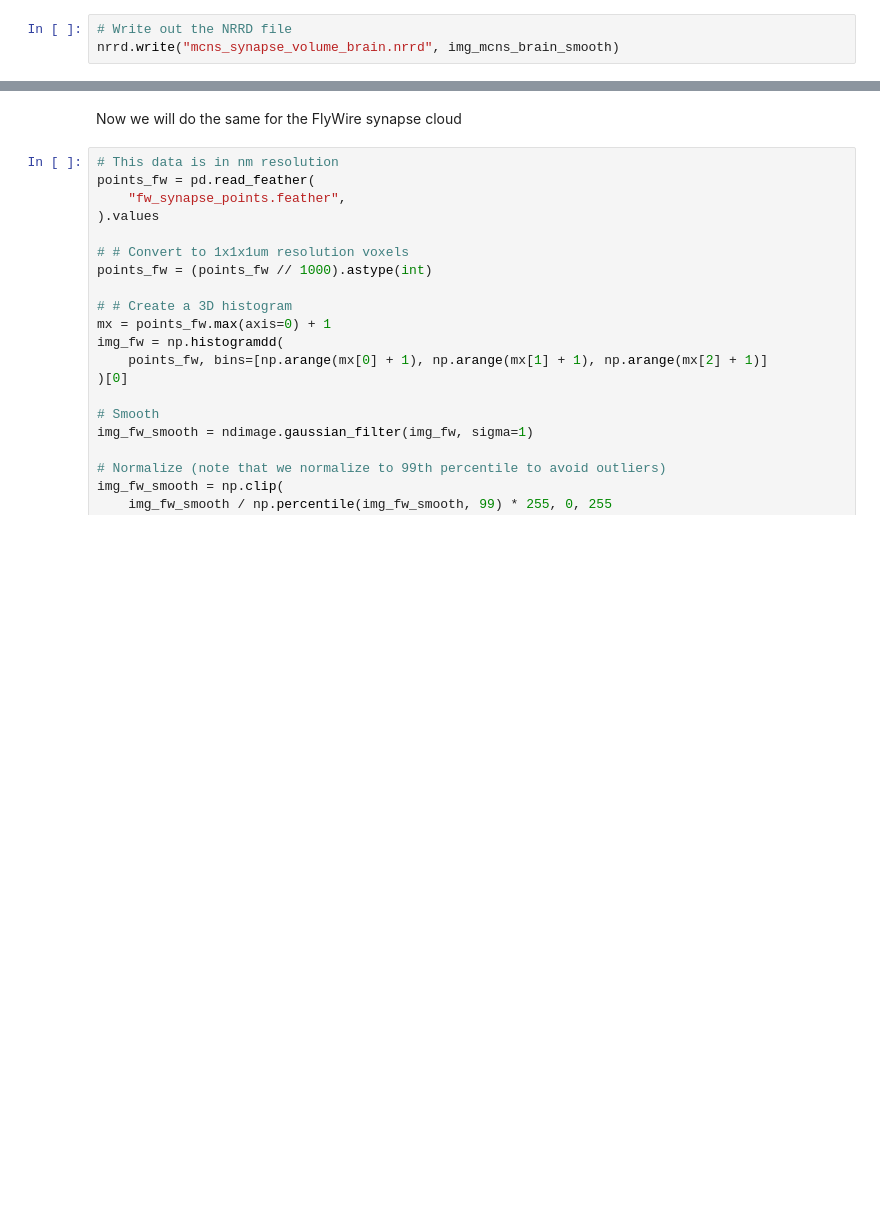
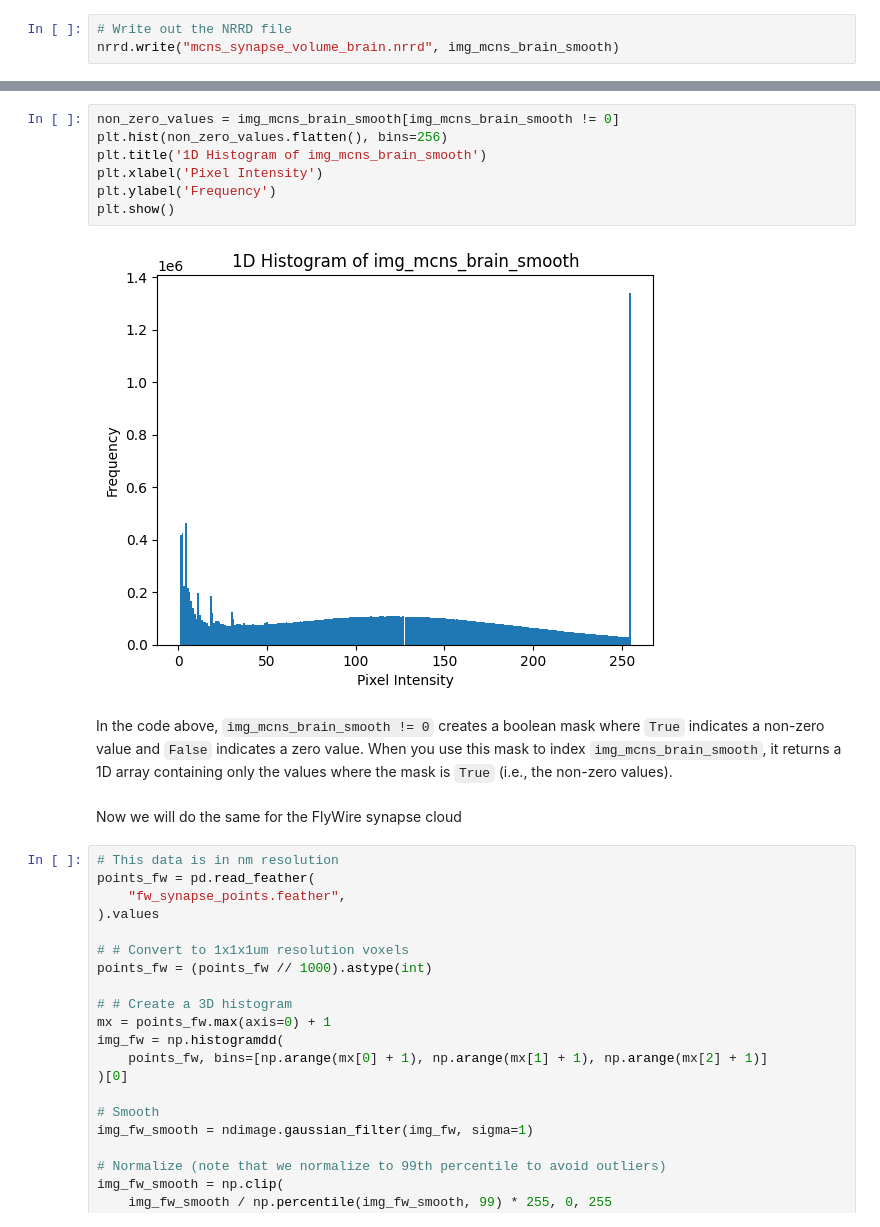
Before and after one commit to flyconnectome/imagereg_workshop, a Jupyter notebook: notebooks/generate_image_volumes.ipynb, the cells around one changed output, grey strips where cells are left out. Cells and saved outputs as stored; diff of their text form; blank space fills up the shorter version.

```diff
--- a/notebooks/generate_image_volumes.ipynb
+++ b/notebooks/generate_image_volumes.ipynb
@@ -68,3 +129,14 @@ nrrd.write("mcns_synapse_volume_brain.nrrd", img_mcns_brain_smooth)
+# %%
+non_zero_values = img_mcns_brain_smooth[img_mcns_brain_smooth != 0]
+plt.hist(non_zero_values.flatten(), bins=256)
+plt.title('1D Histogram of img_mcns_brain_smooth')
+plt.xlabel('Pixel Intensity')
+plt.ylabel('Frequency')
+plt.show()
+# %% [output]
+[figure, added]
+# %% [markdown]
+In the code above, `img_mcns_brain_smooth != 0` creates a boolean mask where `True` indicates a non-zero value and `False` indicates a zero value. When you use this mask to index `img_mcns_brain_smooth`, it returns a 1D array containing only the values where the mask is `True` (i.e., the non-zero values).
 # %% [markdown]
 Now we will do the same for the FlyWire synapse cloud
 # %%
```
Also changed, not shown: parts of 11 cells of this notebook.
